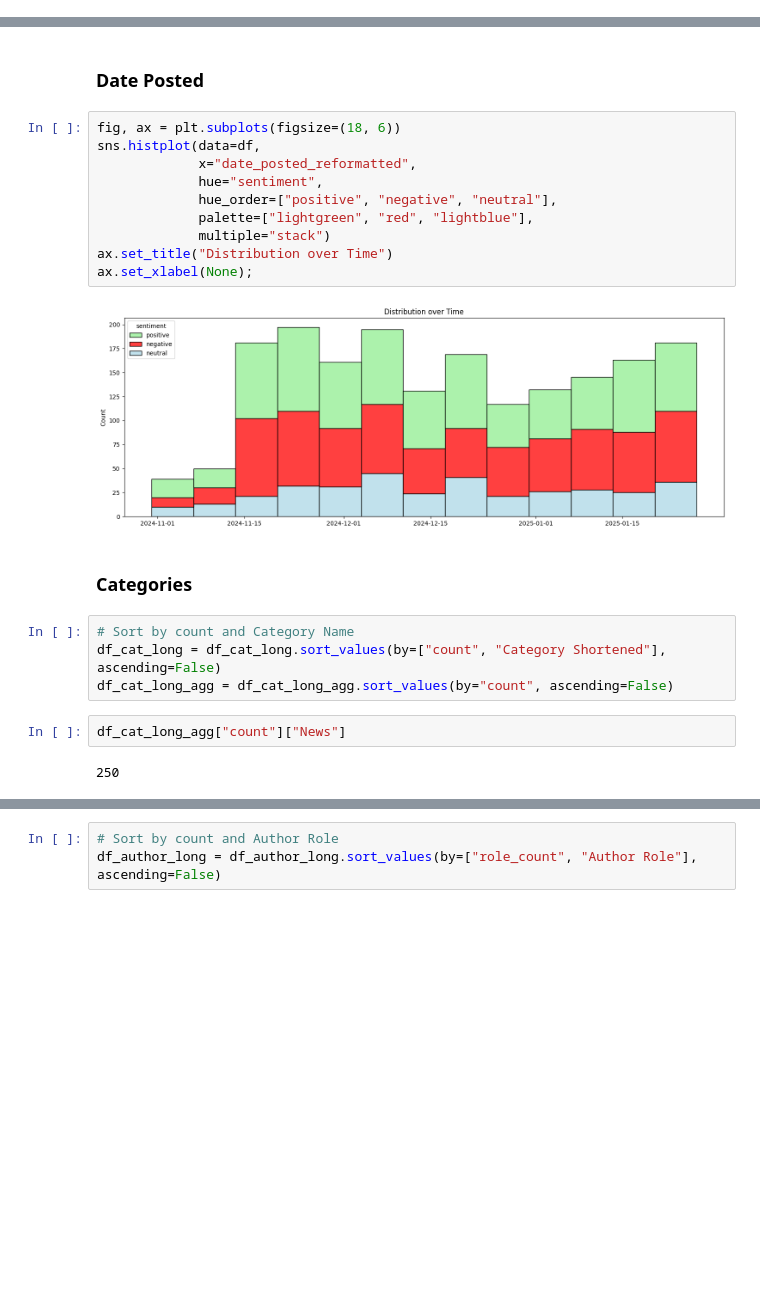
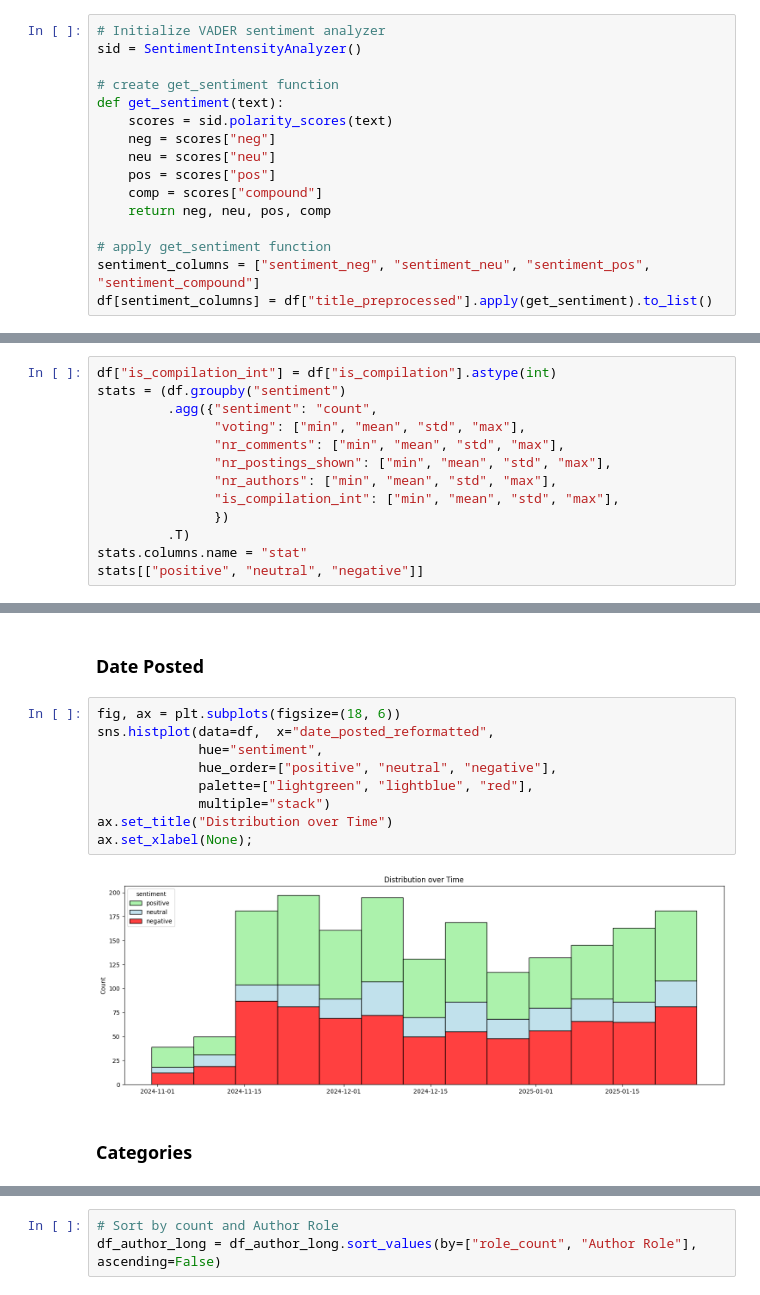
Before and after one commit to nick-peter-marcus/popculture-platform-sentiment-analysis, a Jupyter notebook: sentiment_analysis.ipynb, the cells around one changed output, grey strips where cells are left out. Cells and saved outputs as stored; diff of their text form; blank space fills up the shorter version.

```diff
--- a/sentiment_analysis.ipynb
+++ b/sentiment_analysis.ipynb
@@ -196,0 +172,16 @@ Latest date:   2025-01-27 00:00:00
+# %%
+# Initialize VADER sentiment analyzer
+sid = SentimentIntensityAnalyzer()
+
+# create get_sentiment function
+def get_sentiment(text):
+    scores = sid.polarity_scores(text)
+    neg = scores["neg"]
+    neu = scores["neu"]
+    pos = scores["pos"]
+    comp = scores["compound"]
+    return neg, neu, pos, comp
+
+# apply get_sentiment function
+sentiment_columns = ["sentiment_neg", "sentiment_neu", "sentiment_pos", "sentiment_compound"]
+df[sentiment_columns] = df["title_preprocessed"].apply(get_sentiment).to_list()
@@ -527,0 +568,13 @@ df_author_long["role_count"] = (df_author_long["Author Role"]
+# %%
+df["is_compilation_int"] = df["is_compilation"].astype(int)
+stats = (df.groupby("sentiment")
+         .agg({"sentiment": "count",
+               "voting": ["min", "mean", "std", "max"],
+               "nr_comments": ["min", "mean", "std", "max"],
+               "nr_postings_shown": ["min", "mean", "std", "max"],
+               "nr_authors": ["min", "mean", "std", "max"],
+               "is_compilation_int": ["min", "mean", "std", "max"],
+               })
+         .T)
+stats.columns.name = "stat"
+stats[["positive", "neutral", "negative"]]
@@ -841,23 +939,14 @@ stat_results_T
 ### Date Posted
 # %%
 fig, ax = plt.subplots(figsize=(18, 6))
-sns.histplot(data=df,
-             x="date_posted_reformatted",
+sns.histplot(data=df,  x="date_posted_reformatted",
              hue="sentiment",
-             hue_order=["positive", "negative", "neutral"],
-             palette=["lightgreen", "red", "lightblue"],
+             hue_order=["positive", "neutral", "negative"],
+             palette=["lightgreen", "lightblue", "red"],
              multiple="stack")
 ax.set_title("Distribution over Time")
 ax.set_xlabel(None);
 # %% [output]
-[figure, old version]
+[figure, new version]
 # %% [markdown]
 ### Categories
-# %%
-# Sort by count and Category Name
-df_cat_long = df_cat_long.sort_values(by=["count", "Category Shortened"], ascending=False)
-df_cat_long_agg = df_cat_long_agg.sort_values(by="count", ascending=False)
-# %%
-df_cat_long_agg["count"]["News"]
-# %% [output]
-250
```
Also changed, not shown: parts of 69 cells of this notebook.
